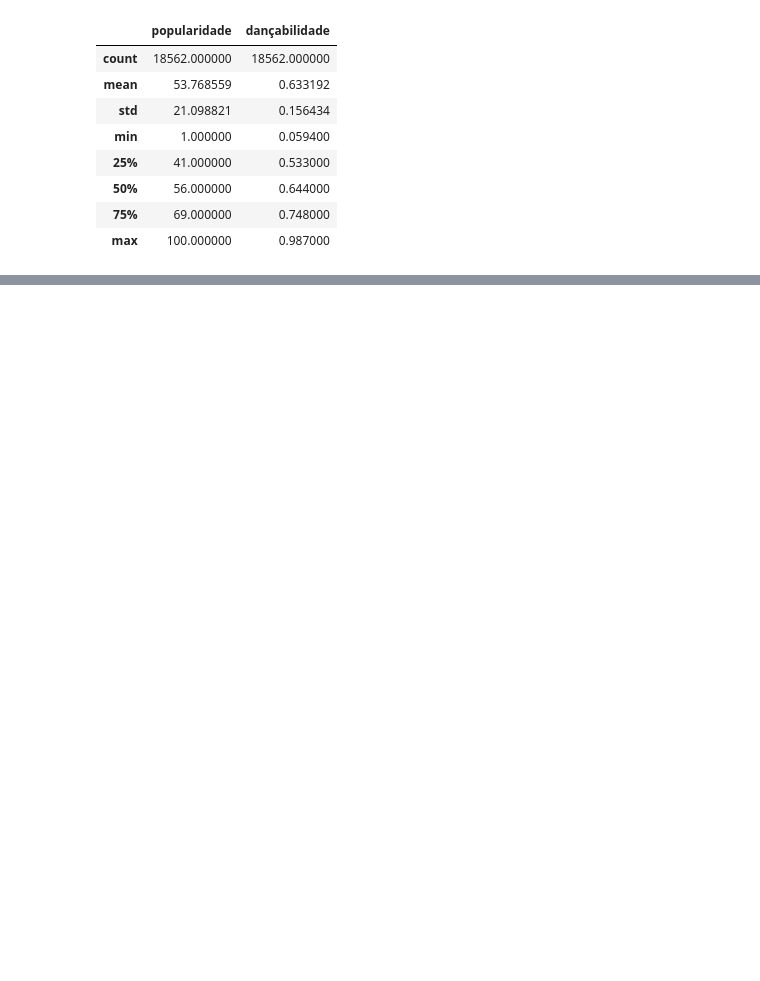
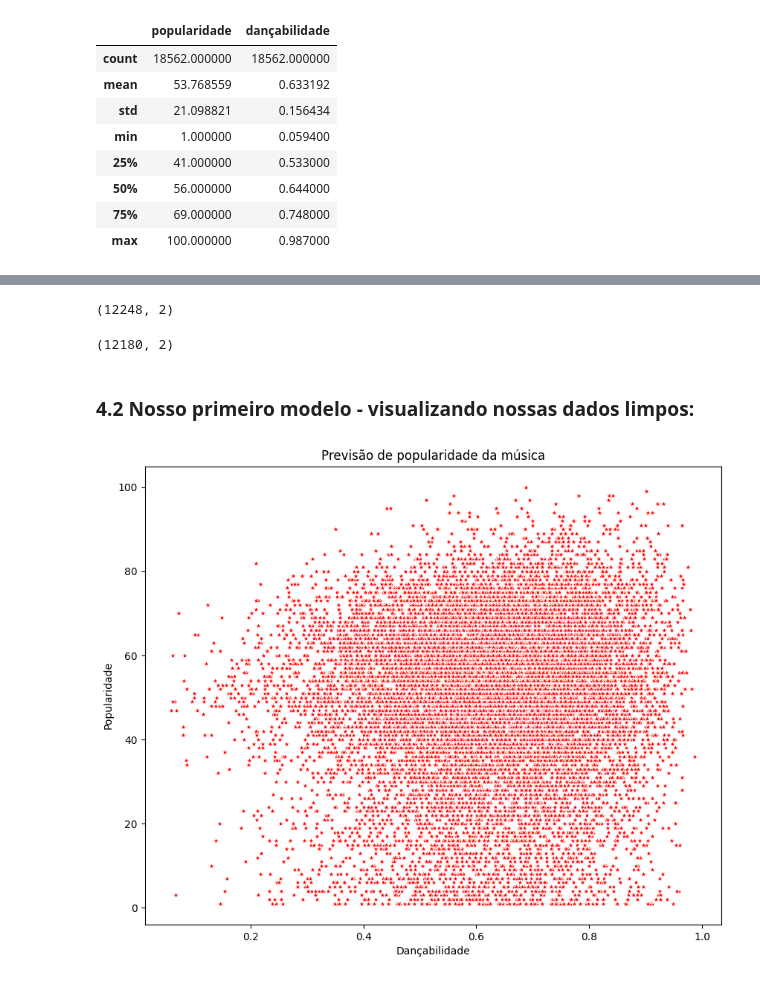
Before and after one commit to pauloh-alc/song-popularity-prediction-regression-problem, a Jupyter notebook: Previsão de popularidade da música - problema de regressão.ipynb, the cells around one changed output, grey strips where cells are left out. Cells and saved outputs as stored; diff of their text form; code cells hidden in the pictures; blank space fills up the shorter version.

Commit message:
Limpando com mais cuidado o df da análise
        * Removendo valores duplicados
        * Removendo outliers

```diff
--- a/Previsão de popularidade da música - problema de regressão.ipynb
+++ b/Previsão de popularidade da música - problema de regressão.ipynb
@@ -223,0 +243,3 @@ df_popularity_danceability.describe()
+# %%
+# Remove as linhas duplicadas mantendo as primeiras ocorrências
+df_popularity_danceability.drop_duplicates(keep='first', inplace=True)
@@ -223,0 +251,24 @@ df_popularity_danceability.describe()
+# %%
+# O shape do nosso df atualmente é (linhas, colunas)
+df_popularity_danceability.shape
+# %% [output]
+(12248, 2)
+# %%
+# Removendo Outliers
+Q1 = df_popularity_danceability.quantile(0.25)
+Q3 = df_popularity_danceability.quantile(0.75)
+IQR = Q3 - Q1
+lower_limit = Q1 - (1.5 * IQR)
+upper_limit = Q3 + (1.5 * IQR)
+
+flag_1 = df_popularity_danceability >= lower_limit
+flag_2 = df_popularity_danceability <= upper_limit
+
+df_popularity_danceability = df_popularity_danceability[flag_1 & flag_2].dropna()
+# %%
+# Shape após remover Outliers
+df_popularity_danceability.shape
+# %% [output]
+(12180, 2)
+# %% [markdown]
+### 4.2 Nosso primeiro modelo - visualizando nossas dados limpos:
@@ -223,0 +278,11 @@ df_popularity_danceability.describe()
+# %%
+plt.figure(figsize=(10, 8))
+axis_x = df_popularity_danceability['dançabilidade']
+axis_y = df_popularity_danceability['popularidade']
+sns.scatterplot(x=axis_x, y=axis_y, color='red', marker='*')
+plt.xlabel('Dançabilidade')
+plt.ylabel('Popularidade')
+plt.title('Previsão de popularidade da música')
+plt.show()
+# %% [output]
+[figure, added]
```
Also changed, not shown: parts of 7 cells of this notebook.
